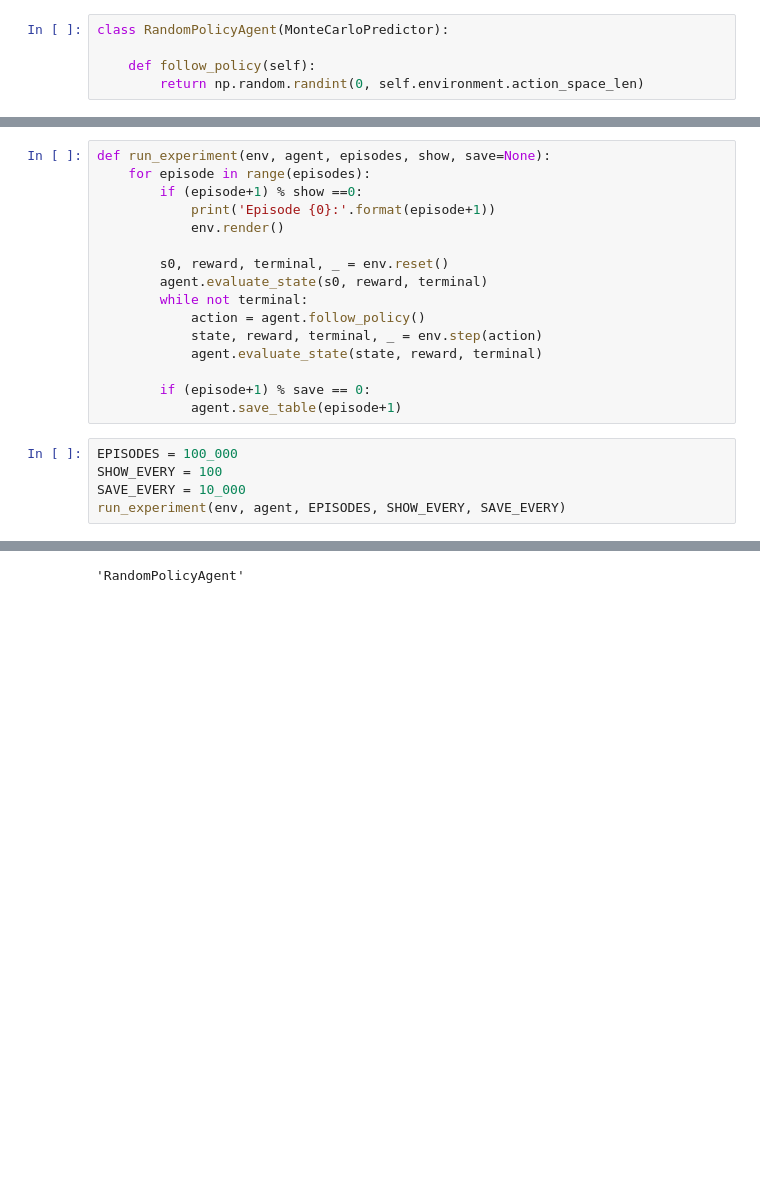
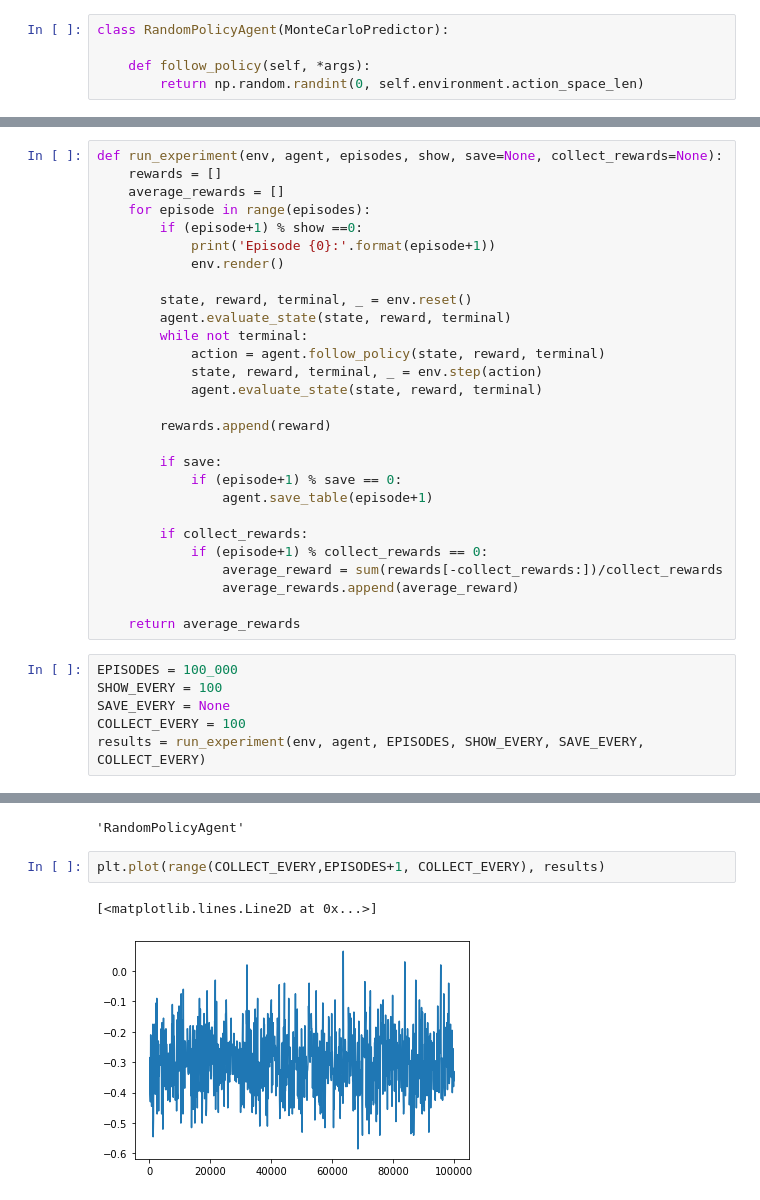
Before and after one commit to Xavi-Linux/Fatjack, a Jupyter notebook: RandomPolicy.ipynb, the cells around one changed output, grey strips where cells are left out. Cells and saved outputs as stored; diff of their text form; blank space fills up the shorter version.

```diff
--- a/RandomPolicy.ipynb
+++ b/RandomPolicy.ipynb
@@ -35,7 +36,7 @@ array([4, 2, 0])
 # %%
 class RandomPolicyAgent(MonteCarloPredictor):
 
-    def follow_policy(self):
+    def follow_policy(self, *args):
         return np.random.randint(0, self.environment.action_space_len)
 # %%
 agent = RandomPolicyAgent(env)
@@ -44,26 +45,39 @@ agent.follow_policy()
 # %% [output]
 1
 # %%
-def run_experiment(env, agent, episodes, show, save=None):
+def run_experiment(env, agent, episodes, show, save=None, collect_rewards=None):
+    rewards = []
+    average_rewards = []
     for episode in range(episodes):
         if (episode+1) % show ==0:
             print('Episode {0}:'.format(episode+1))
             env.render()
 
-        s0, reward, terminal, _ = env.reset()
-        agent.evaluate_state(s0, reward, terminal)
+        state, reward, terminal, _ = env.reset()
+        agent.evaluate_state(state, reward, terminal)
         while not terminal:
-            action = agent.follow_policy()
+            action = agent.follow_policy(state, reward, terminal)
             state, reward, terminal, _ = env.step(action)
             agent.evaluate_state(state, reward, terminal)
 
-        if (episode+1) % save == 0:
-            agent.save_table(episode+1)
+        rewards.append(reward)
+
+        if save:
+            if (episode+1) % save == 0:
+                agent.save_table(episode+1)
+
+        if collect_rewards:
+            if (episode+1) % collect_rewards == 0:
+                average_reward = sum(rewards[-collect_rewards:])/collect_rewards
+                average_rewards.append(average_reward)
+
+    return average_rewards
 # %%
 EPISODES = 100_000
 SHOW_EVERY = 100
-SAVE_EVERY = 10_000
-run_experiment(env, agent, EPISODES, SHOW_EVERY, SAVE_EVERY)
+SAVE_EVERY = None
+COLLECT_EVERY = 100
+results = run_experiment(env, agent, EPISODES, SHOW_EVERY, SAVE_EVERY, COLLECT_EVERY)
 # %% [output]
 Episode 100:
 Jack:
@@ -90,3 +120,8 @@ agent.save_at_episodes
 type(agent).__name__
 # %% [output]
 'RandomPolicyAgent'
+# %%
+plt.plot(range(COLLECT_EVERY,EPISODES+1, COLLECT_EVERY), results)
+# %% [output]
+[<matplotlib.lines.Line2D at 0x...>]
+[figure, added]
```
Also changed, not shown: parts of 9 cells of this notebook, 41 other files.
